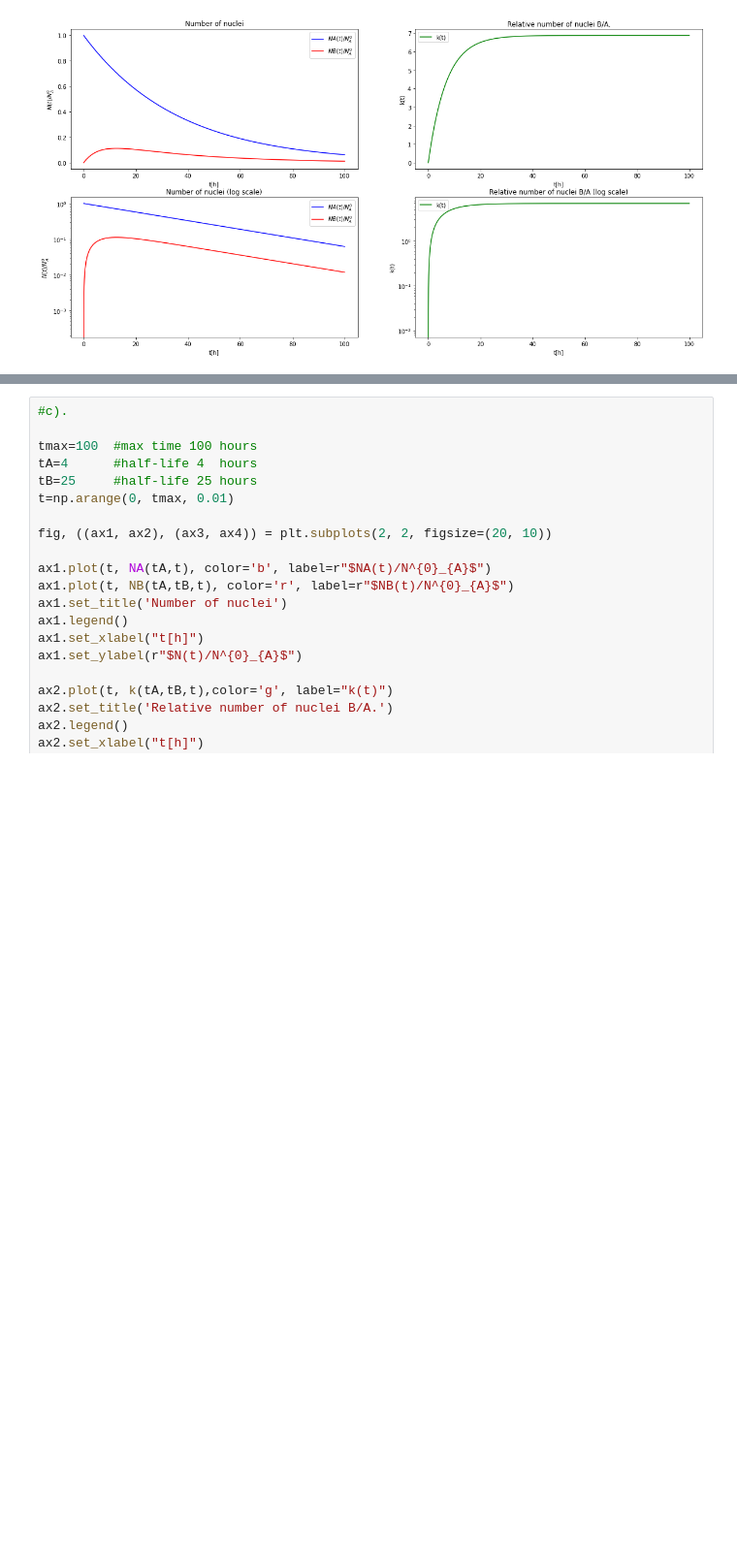
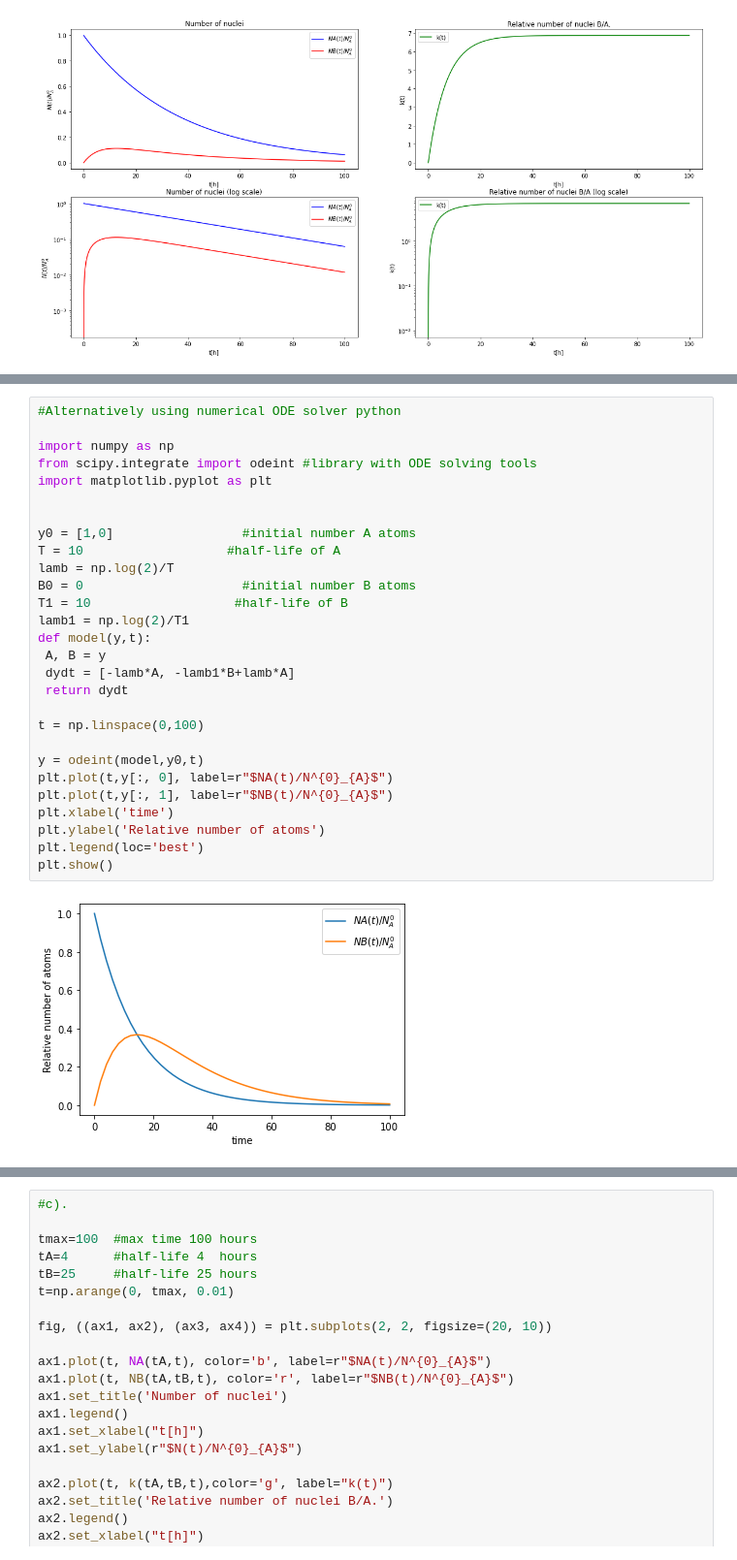
Before and after one commit to kmiec96/Nuclear, a Jupyter notebook: set1.ipynb, the cells around one changed output, grey strips where cells are left out. Shown: that part at 97% size. Saved outputs shown, nothing was run; the diff lists cells and outputs as text; blank space fills up the shorter version.

```diff
--- a/set1.ipynb
+++ b/set1.ipynb
@@ -715,3 +718,33 @@ print("The decay and production rate for B isotope are the same and there is no
 [figure]
 In this case N_{B}=0 so there is no point in printing k(t).
 The decay and production rate for B isotope are the same and there is no net production of B nuclei.
+# %%
+#Alternatively using numerical ODE solver python
+
+import numpy as np
+from scipy.integrate import odeint #library with ODE solving tools
+import matplotlib.pyplot as plt
+
+
+y0 = [1,0]                 #initial number A atoms
+T = 10                   #half-life of A
+lamb = np.log(2)/T
+B0 = 0                     #initial number B atoms
+T1 = 10                   #half-life of B
+lamb1 = np.log(2)/T1
+def model(y,t):
+ A, B = y
+ dydt = [-lamb*A, -lamb1*B+lamb*A]
+ return dydt
+
+t = np.linspace(0,100)
+
+y = odeint(model,y0,t)
+plt.plot(t,y[:, 0], label=r"$NA(t)/N^{0}_{A}$")
+plt.plot(t,y[:, 1], label=r"$NB(t)/N^{0}_{A}$")
+plt.xlabel('time')
+plt.ylabel('Relative number of atoms')
+plt.legend(loc='best')
+plt.show()
+# %% [output]
+[figure, added]
```
Also changed, not shown: parts of 3 cells of this notebook.
